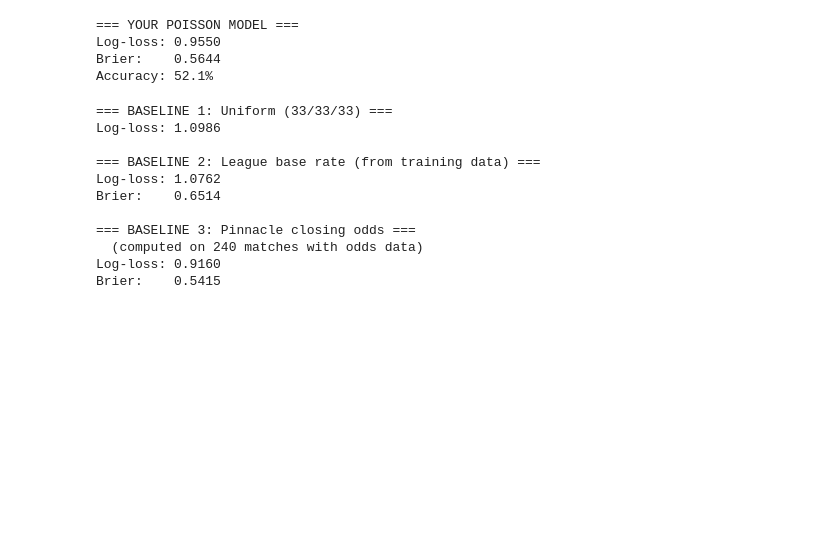
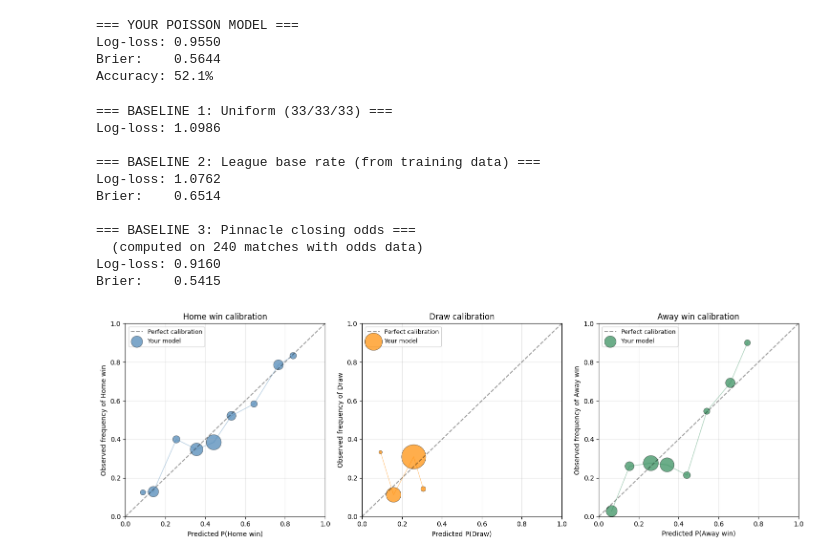
Before and after one commit to EduTheMan9/primeira-liga-model, a Jupyter notebook: notebooks/03_evaluation.ipynb, the cells around one changed output. Saved outputs shown, nothing was run; the diff lists cells and outputs as text; code cells hidden in the pictures; blank space fills up the shorter version.

Commit message:
Calibration plot: identify draw underestimation as primary error source

```diff
--- a/notebooks/03_evaluation.ipynb
+++ b/notebooks/03_evaluation.ipynb
@@ -156,3 +156,56 @@ Brier:    0.6514
   (computed on 240 matches with odds data)
 Log-loss: 0.9160
 Brier:    0.5415
+# %%
+def calibration_data(probs: np.ndarray, actuals: np.ndarray, n_bins: int = 10):
+    """For a single class, return (bin_centers, fraction_actual, count_per_bin)."""
+    bins = np.linspace(0, 1, n_bins + 1)
+    bin_indices = np.clip(np.digitize(probs, bins) - 1, 0, n_bins - 1)
+
+    centers, fractions, counts = [], [], []
+    for i in range(n_bins):
+        mask = bin_indices == i
+        if mask.sum() < 3:  # skip bins with too few matches
+            continue
+        centers.append(probs[mask].mean())
+        fractions.append(actuals[mask].mean())
+        counts.append(mask.sum())
+
+    return np.array(centers), np.array(fractions), np.array(counts)
+
+
+fig, axes = plt.subplots(1, 3, figsize=(15, 5))
+
+outcomes = [
+    ("p_home", "H", "Home win", "steelblue"),
+    ("p_draw", "D", "Draw",     "darkorange"),
+    ("p_away", "A", "Away win", "seagreen"),
+]
+
+for ax, (prob_col, outcome_code, label, color) in zip(axes, outcomes):
+    probs = preds[prob_col].values
+    actuals = (preds["actual"] == outcome_code).astype(int).values
+
+    centers, fractions, counts = calibration_data(probs, actuals, n_bins=10)
+
+    # Diagonal = perfect calibration
+    ax.plot([0, 1], [0, 1], "k--", alpha=0.4, label="Perfect calibration")
+
+    # Your model — point size = number of predictions in that bin
+    ax.scatter(centers, fractions, s=counts * 8, color=color,
+               alpha=0.7, edgecolor="black", linewidth=0.5, label="Your model")
+    ax.plot(centers, fractions, color=color, alpha=0.4, linewidth=1)
+
+    ax.set_xlabel(f"Predicted P({label})")
+    ax.set_ylabel(f"Observed frequency of {label}")
+    ax.set_title(f"{label} calibration")
+    ax.set_xlim(0, 1)
+    ax.set_ylim(0, 1)
+    ax.grid(alpha=0.3)
+    ax.legend(loc="upper left", fontsize=9)
+
+plt.tight_layout()
+fig.savefig(Path.cwd().parent / "data" / "calibration_baseline.png", dpi=150, bbox_inches="tight")
+plt.show()
+# %% [output]
+[figure, added]
```
